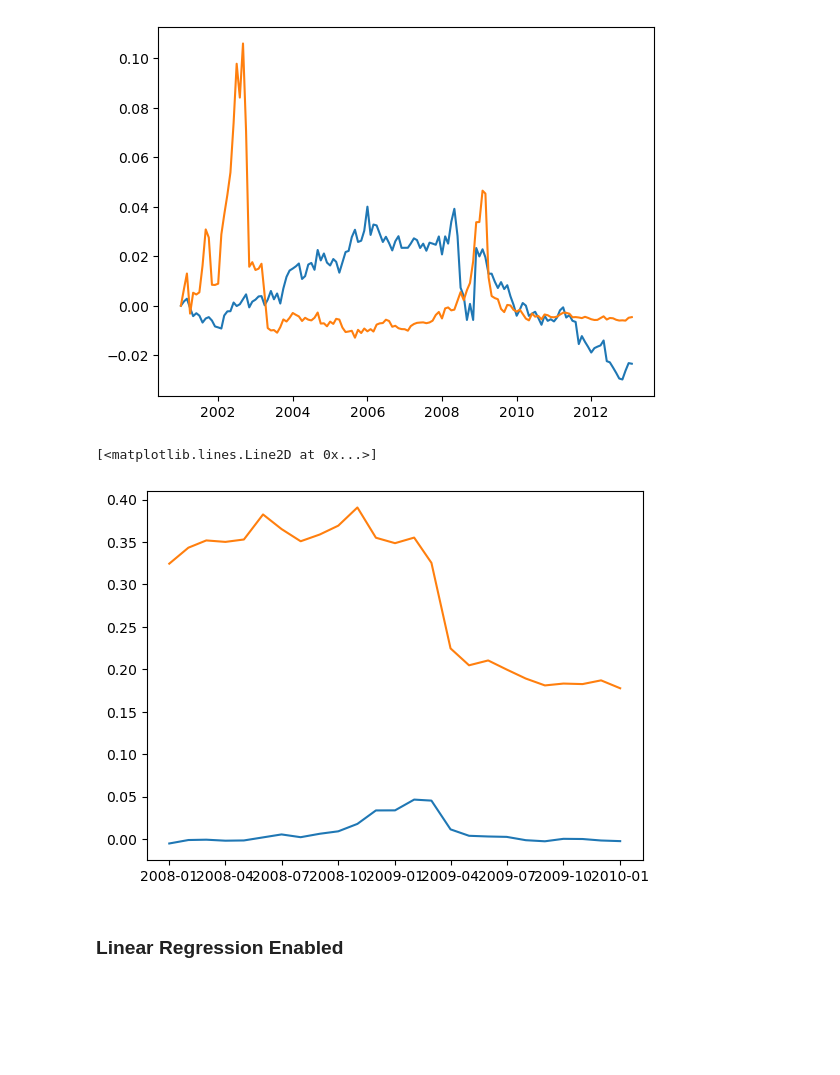
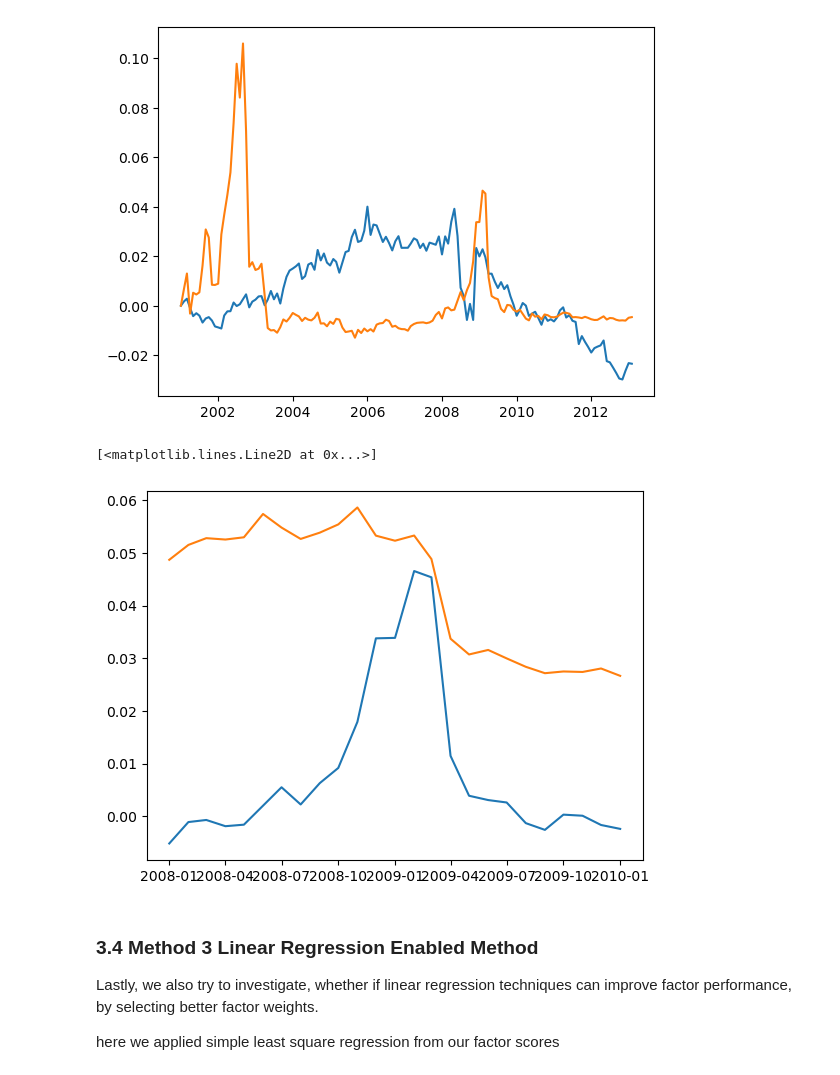
Before and after one commit to Toby3220/EF-5058-HFS, a Jupyter notebook: Group Project/main.ipynb, the cells around one changed output. Saved outputs shown, nothing was run; the diff lists cells and outputs as text; code cells hidden in the pictures; blank space fills up the shorter version.

```diff
--- a/Group Project/main.ipynb
+++ b/Group Project/main.ipynb
@@ -572,16 +558,20 @@ plt.plot(ejc_tcret-momval_tcret)
 # %%
 ejc_ret, ejc_tcret= port_ejc.get_port_ret( port_ejc.sw, bps=10)
 momval_ret, momval_tcret= port_momval.get_port_ret( port_momval.sw, bps=10)
 
 momval_ret, momval_tcret2= port_momval.get_port_ret( port_momval.lsw, bps=10)
 
 plt.plot((ejc_tcret-momval_tcret).loc["2008-01-01":"2010-01-01"])
-plt.plot((momval_tcret2).loc["2008-01-01":"2010-01-01"]/3)
+plt.plot((momval_tcret2).loc["2008-01-01":"2010-01-01"]/20)
 # %% [output]
 [<matplotlib.lines.Line2D at 0x...>]
-[figure, old version]
+[figure, new version]
-# %% [markdown]
-### Linear Regression Enabled
+# %% [markdown]
+### **3.4 Method 3 Linear Regression Enabled Method**
+
+Lastly, we also try to investigate, whether if linear regression techniques can improve factor performance, by selecting better factor weights.
+
+here we applied simple least square regression from our factor scores
 # %%
 sup = data.get("SUP").copy()
 ret = data.get("ret").copy().shift(-1)
```
Also changed, not shown: parts of 19 cells of this notebook.
